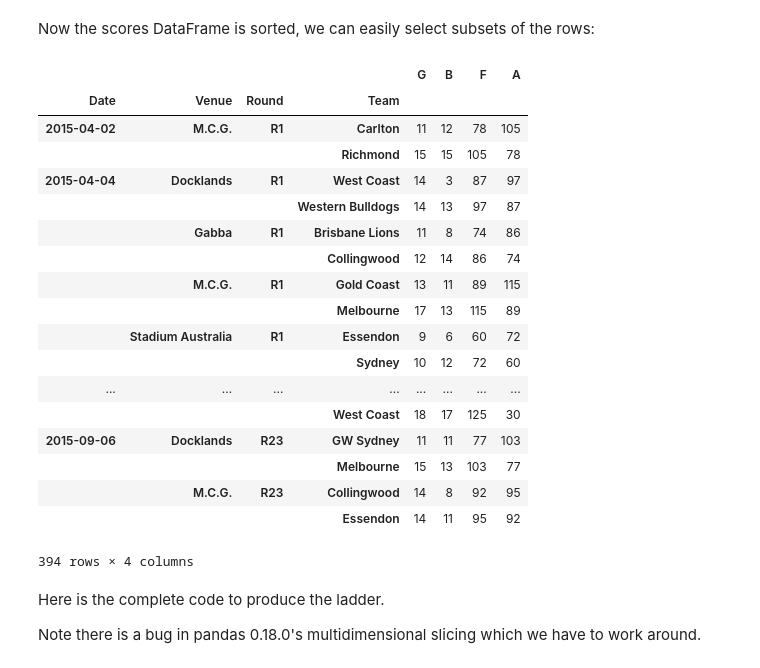
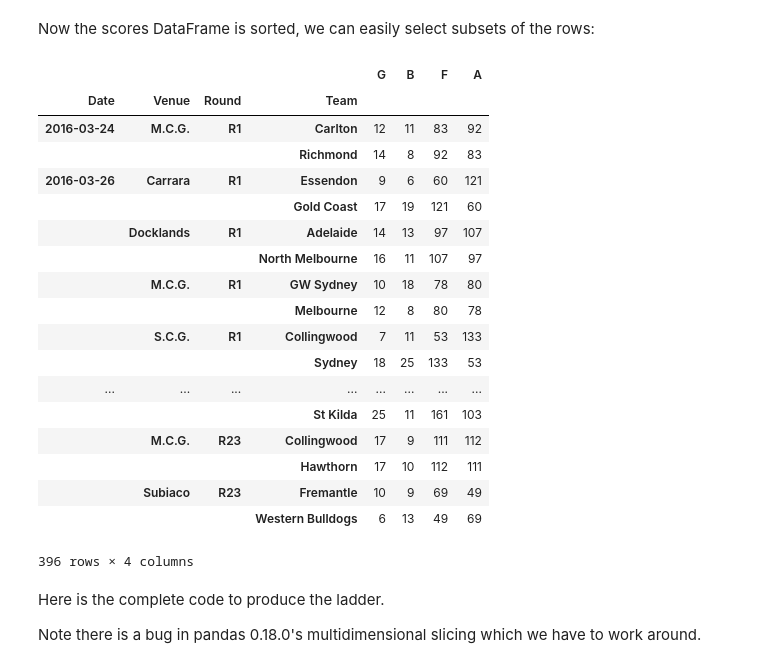
Before and after one commit to stevesimmons/PyDataDC2016-PandasFromTheInside, a Jupyter notebook: Pandas from the Inside (PyData DC).ipynb, the cells around one changed output. Drawn from its saved outputs; the diff is of its cells as text; code cells hidden in the pictures.

```diff
--- a/Pandas from the Inside (PyData DC).ipynb
+++ b/Pandas from the Inside (PyData DC).ipynb
@@ -257,27 +255,27 @@ True
 # %% [markdown]
 Now the scores DataFrame is sorted, we can easily select subsets of the rows:
 # %%
-scores_df.loc(axis=0)['2015', :, 'R1':'R9', :]
+scores_df.loc(axis=0)['2016', :, 'R1':'R9', :]
 # %% [output]
 |  |  |  |  | G | B | F | A |
 | Date | Venue | Round | Team |  |  |  |  |
-| 2015-04-02 | M.C.G. | R1 | Carlton | 11 | 12 | 78 | 105 |
-|  |  |  | Richmond | 15 | 15 | 105 | 78 |
-| 2015-04-04 | Docklands | R1 | West Coast | 14 | 3 | 87 | 97 |
-|  |  |  | Western Bulldogs | 14 | 13 | 97 | 87 |
-|  | Gabba | R1 | Brisbane Lions | 11 | 8 | 74 | 86 |
-|  |  |  | Collingwood | 12 | 14 | 86 | 74 |
-|  | M.C.G. | R1 | Gold Coast | 13 | 11 | 89 | 115 |
-|  |  |  | Melbourne | 17 | 13 | 115 | 89 |
-|  | Stadium Australia | R1 | Essendon | 9 | 6 | 60 | 72 |
-|  |  |  | Sydney | 10 | 12 | 72 | 60 |
+| 2016-03-24 | M.C.G. | R1 | Carlton | 12 | 11 | 83 | 92 |
+|  |  |  | Richmond | 14 | 8 | 92 | 83 |
+| 2016-03-26 | Carrara | R1 | Essendon | 9 | 6 | 60 | 121 |
+|  |  |  | Gold Coast | 17 | 19 | 121 | 60 |
+|  | Docklands | R1 | Adelaide | 14 | 13 | 97 | 107 |
+|  |  |  | North Melbourne | 16 | 11 | 107 | 97 |
+|  | M.C.G. | R1 | GW Sydney | 10 | 18 | 78 | 80 |
+|  |  |  | Melbourne | 12 | 8 | 80 | 78 |
+|  | S.C.G. | R1 | Collingwood | 7 | 11 | 53 | 133 |
+|  |  |  | Sydney | 18 | 25 | 133 | 53 |
 | ... | ... | ... | ... | ... | ... | ... | ... |
-|  |  |  | West Coast | 18 | 17 | 125 | 30 |
-| 2015-09-06 | Docklands | R23 | GW Sydney | 11 | 11 | 77 | 103 |
-|  |  |  | Melbourne | 15 | 13 | 103 | 77 |
-|  | M.C.G. | R23 | Collingwood | 14 | 8 | 92 | 95 |
-|  |  |  | Essendon | 14 | 11 | 95 | 92 |
+|  |  |  | St Kilda | 25 | 11 | 161 | 103 |
+|  | M.C.G. | R23 | Collingwood | 17 | 9 | 111 | 112 |
+|  |  |  | Hawthorn | 17 | 10 | 112 | 111 |
+|  | Subiaco | R23 | Fremantle | 10 | 9 | 69 | 49 |
+|  |  |  | Western Bulldogs | 6 | 13 | 49 | 69 |
-394 rows × 4 columns
+396 rows × 4 columns
 # %% [markdown]
 Here is the complete code to produce the ladder.
 
```
Also changed, not shown: parts of 4 cells of this notebook, 1 other file.
